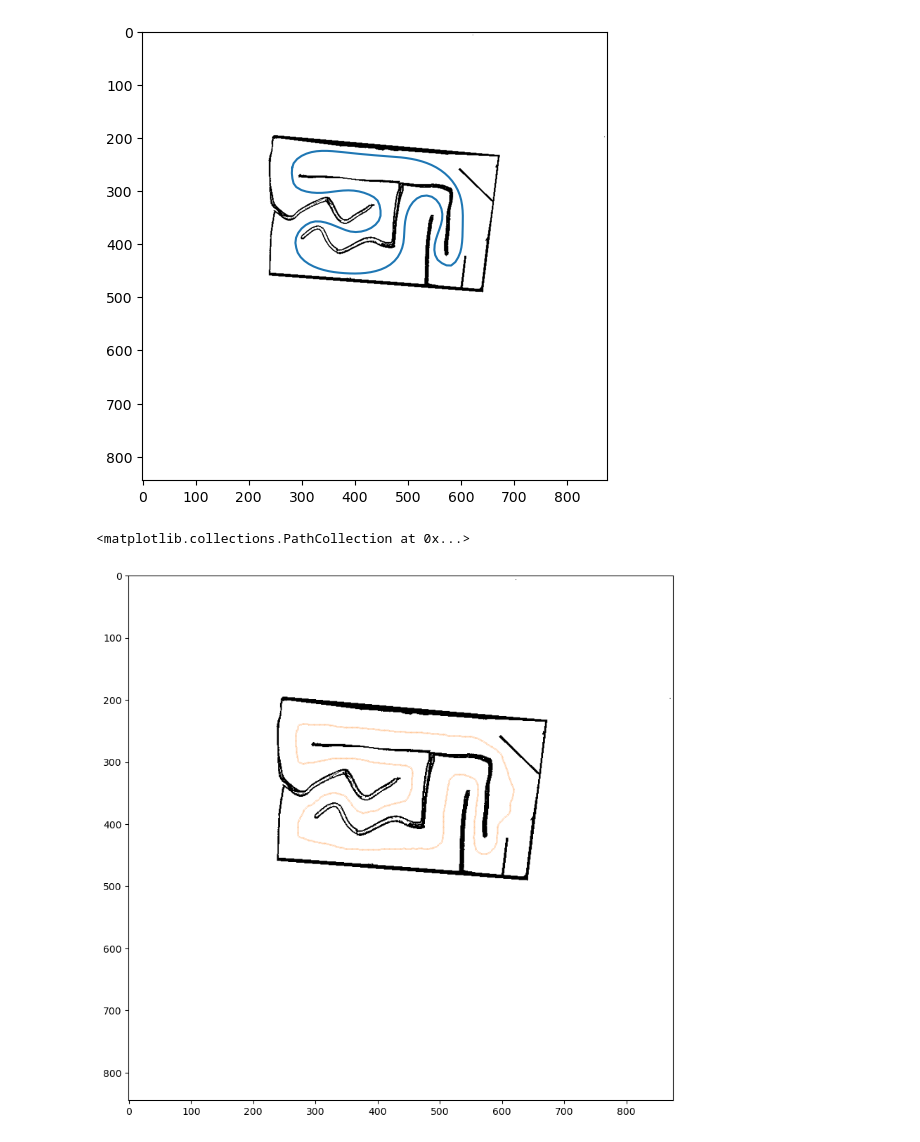
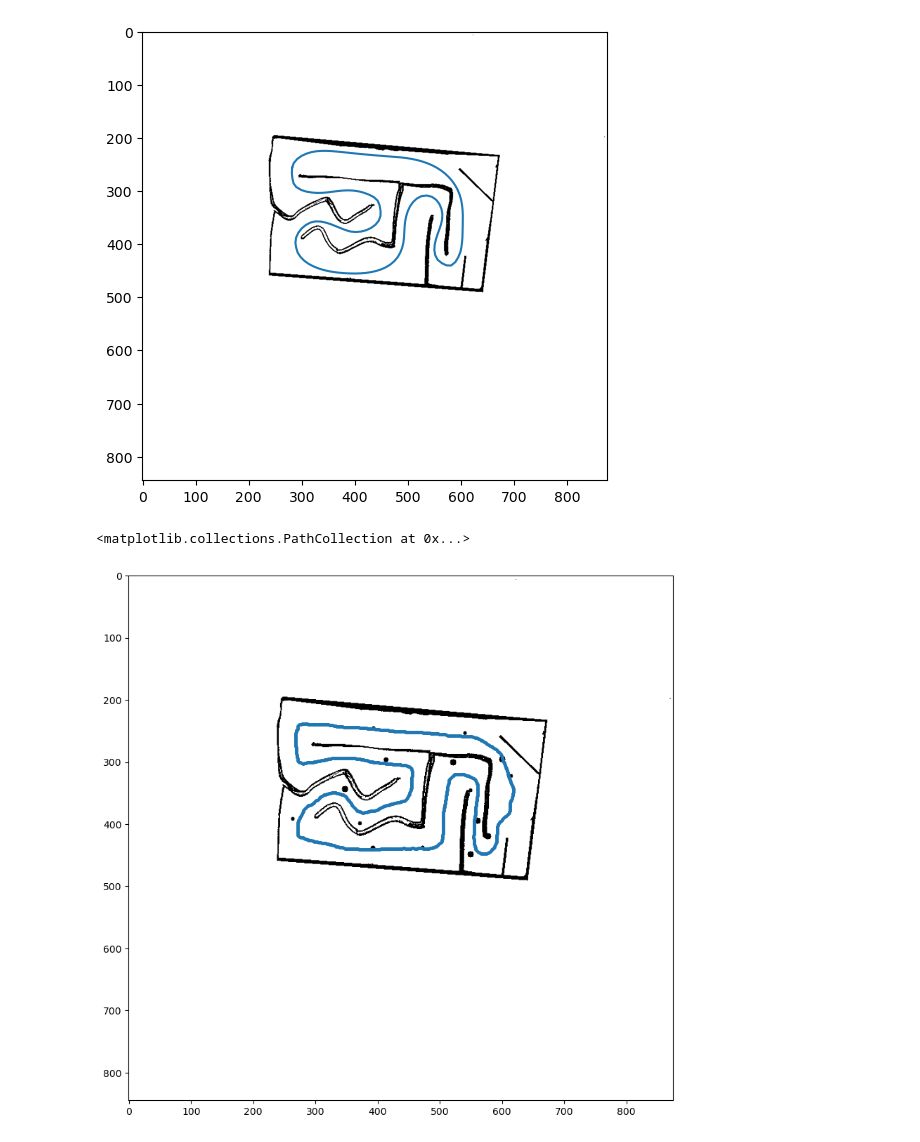
Before and after one commit to RDLigeralde/metacars, a Jupyter notebook: obstacle_maker.ipynb, the cells around one changed output. Drawn from its saved outputs; the diff is of its cells as text; code cells hidden in the pictures.

Commit message:
fixed obstacle generation

```diff
--- a/obstacle_maker.ipynb
+++ b/obstacle_maker.ipynb
@@ -133,45 +149,45 @@ map_np = plt.imread(map)
 # plt.imshow(map_np, cmap='gray')
 track = Track.from_track_name("race3")
 origin = [-20, -12.6, 0]
 
 centerline = np.loadtxt('/Users/bryanalfaro/Documents/Problem_Sets/f1_final/f1tenth_gym/maps/race3/race3_centerline.csv', delimiter=',').astype(np.float32)
 dx = centerline[:, 0] - origin[0]
 dy = centerline[:, 1] - origin[1]
 c = np.cos(-origin[2])
 s = np.sin(-origin[2])
 x = c * dx - s * dy
 y = s * dx + c * dy
 scale = 0.05
 x = (x / scale)
 y = (y / scale)
-n = 0
+n = 15
 samples = np.zeros((2,n))
-for i in range(n):
-    track.occupancy_map, xc, yc, xs, ys = _spawn_obstacle(track, centerline, yaw_spline)
-    xc, yc = to_img(xc, yc, origin)
-    xs, ys = to_img(xs, ys, origin)
-    samples[0, i] = xc
-    samples[1, i] = yc
+# for i in range(n):
+track.occupancy_map = _spawn_obstacle(track, centerline, yaw_spline, n_obs=n)
+# xc, yc = to_img(xc, yc, origin)
+# xs, ys = to_img(xs, ys, origin)
+# samples[0, i] = xc
+# samples[1, i] = yc
 plt.figure(figsize=(10, 10))
 plt.imshow(track.occupancy_map, cmap='gray')
-plt.scatter(samples[0], samples[1])
-plt.scatter(x, y, s=0.01)
+# plt.scatter(samples[0], samples[1])
+# plt.scatter(x, y, s=0.01)
 # x = track.centerline.xs
 # y = track.centerline.ys
-# x, y = to_img(x, y, origin)
-# plt.scatter(x, y)
+x, y = to_img(centerline[:, 0], centerline[:, 1], origin)
+plt.scatter(x, y, s=5)
     # plt.scatter(xc, yc, color='b', s=10) # should give randomly sampled point on centerline
     # plt.scatter(xs, ys, color='g', s=10) # should give perturbation of above point
     # plt.show()
     # time.sleep(1)
     # plt.clf()
 
 
     # time.sleep(1)
 # plt.figure()xs
 # %% [output]
 <matplotlib.collections.PathCollection at 0x...>
-[figure, old version]
+[figure, new version]
 # %%
 # visualize the s-values of each point along the centerline
 # plt.figure(figsize=(10, 10))
```
Also changed, not shown: parts of 3 cells of this notebook.
